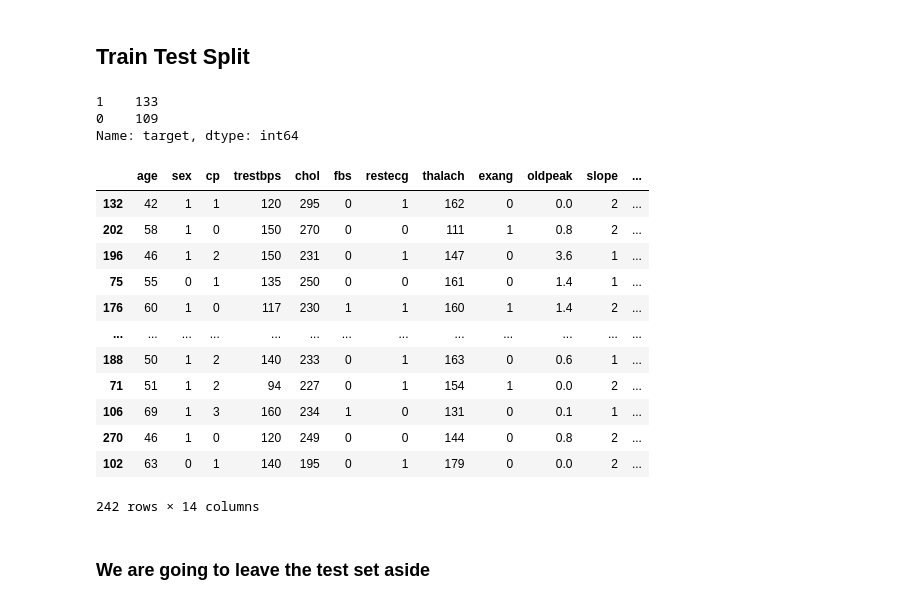
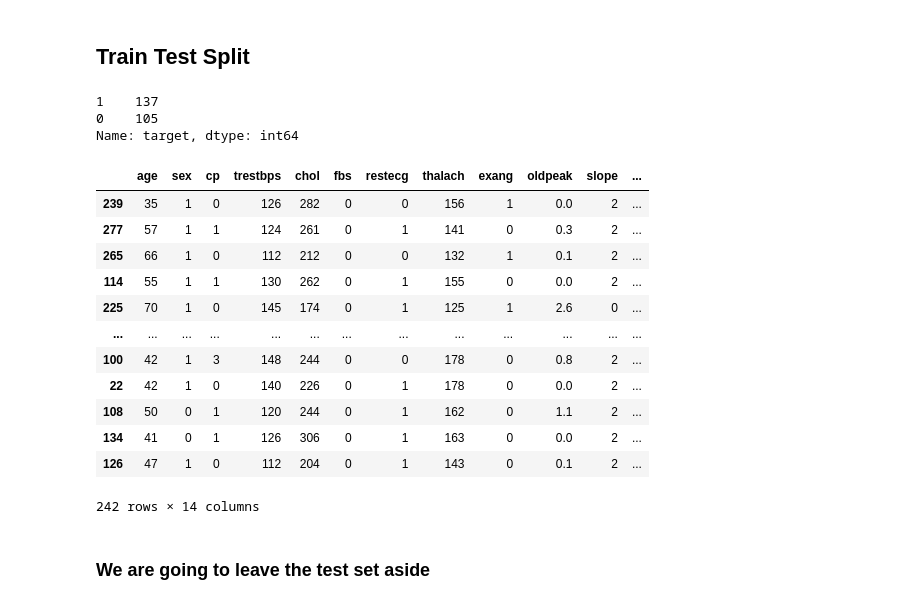
Before and after one commit to yarinl139/ProjectSemesterA, a Jupyter notebook: ClassificationProject.ipynb, the cells around one changed output. Saved outputs shown, nothing was run; the diff lists cells and outputs as text; code cells hidden in the pictures.

```diff
--- a/ClassificationProject.ipynb
+++ b/ClassificationProject.ipynb
@@ -103,25 +116,25 @@ plt.show()
 # %% [markdown]
 ## Train Test Split
 # %%
-train_set, test_set = train_test_split(newDF, test_size = 0.2,random_state=42)
+train_set, test_set = train_test_split(dataframe, test_size = 0.2,random_state=42)
 print(train_set['target'].value_counts())
 train_set
 # %% [output]
-1    133
-0    109
+1    137
+0    105
 Name: target, dtype: int64
 |  | age | sex | cp | trestbps | chol | fbs | restecg | thalach | exang | oldpeak | slope | ... |
-| 132 | 42 | 1 | 1 | 120 | 295 | 0 | 1 | 162 | 0 | 0.0 | 2 | ... |
-| 202 | 58 | 1 | 0 | 150 | 270 | 0 | 0 | 111 | 1 | 0.8 | 2 | ... |
-| 196 | 46 | 1 | 2 | 150 | 231 | 0 | 1 | 147 | 0 | 3.6 | 1 | ... |
-| 75 | 55 | 0 | 1 | 135 | 250 | 0 | 0 | 161 | 0 | 1.4 | 1 | ... |
-| 176 | 60 | 1 | 0 | 117 | 230 | 1 | 1 | 160 | 1 | 1.4 | 2 | ... |
+| 239 | 35 | 1 | 0 | 126 | 282 | 0 | 0 | 156 | 1 | 0.0 | 2 | ... |
+| 277 | 57 | 1 | 1 | 124 | 261 | 0 | 1 | 141 | 0 | 0.3 | 2 | ... |
+| 265 | 66 | 1 | 0 | 112 | 212 | 0 | 0 | 132 | 1 | 0.1 | 2 | ... |
+| 114 | 55 | 1 | 1 | 130 | 262 | 0 | 1 | 155 | 0 | 0.0 | 2 | ... |
+| 225 | 70 | 1 | 0 | 145 | 174 | 0 | 1 | 125 | 1 | 2.6 | 0 | ... |
 | ... | ... | ... | ... | ... | ... | ... | ... | ... | ... | ... | ... | ... |
-| 188 | 50 | 1 | 2 | 140 | 233 | 0 | 1 | 163 | 0 | 0.6 | 1 | ... |
-| 71 | 51 | 1 | 2 | 94 | 227 | 0 | 1 | 154 | 1 | 0.0 | 2 | ... |
-| 106 | 69 | 1 | 3 | 160 | 234 | 1 | 0 | 131 | 0 | 0.1 | 1 | ... |
-| 270 | 46 | 1 | 0 | 120 | 249 | 0 | 0 | 144 | 0 | 0.8 | 2 | ... |
-| 102 | 63 | 0 | 1 | 140 | 195 | 0 | 1 | 179 | 0 | 0.0 | 2 | ... |
+| 100 | 42 | 1 | 3 | 148 | 244 | 0 | 0 | 178 | 0 | 0.8 | 2 | ... |
+| 22 | 42 | 1 | 0 | 140 | 226 | 0 | 1 | 178 | 0 | 0.0 | 2 | ... |
+| 108 | 50 | 0 | 1 | 120 | 244 | 0 | 1 | 162 | 0 | 1.1 | 2 | ... |
+| 134 | 41 | 0 | 1 | 126 | 306 | 0 | 1 | 163 | 0 | 0.0 | 2 | ... |
+| 126 | 47 | 1 | 0 | 112 | 204 | 0 | 1 | 143 | 0 | 0.1 | 2 | ... |
 242 rows × 14 columns
 # %% [markdown]
 ### We are going to leave the test set aside
```
Also changed, not shown: parts of 45 cells of this notebook.
